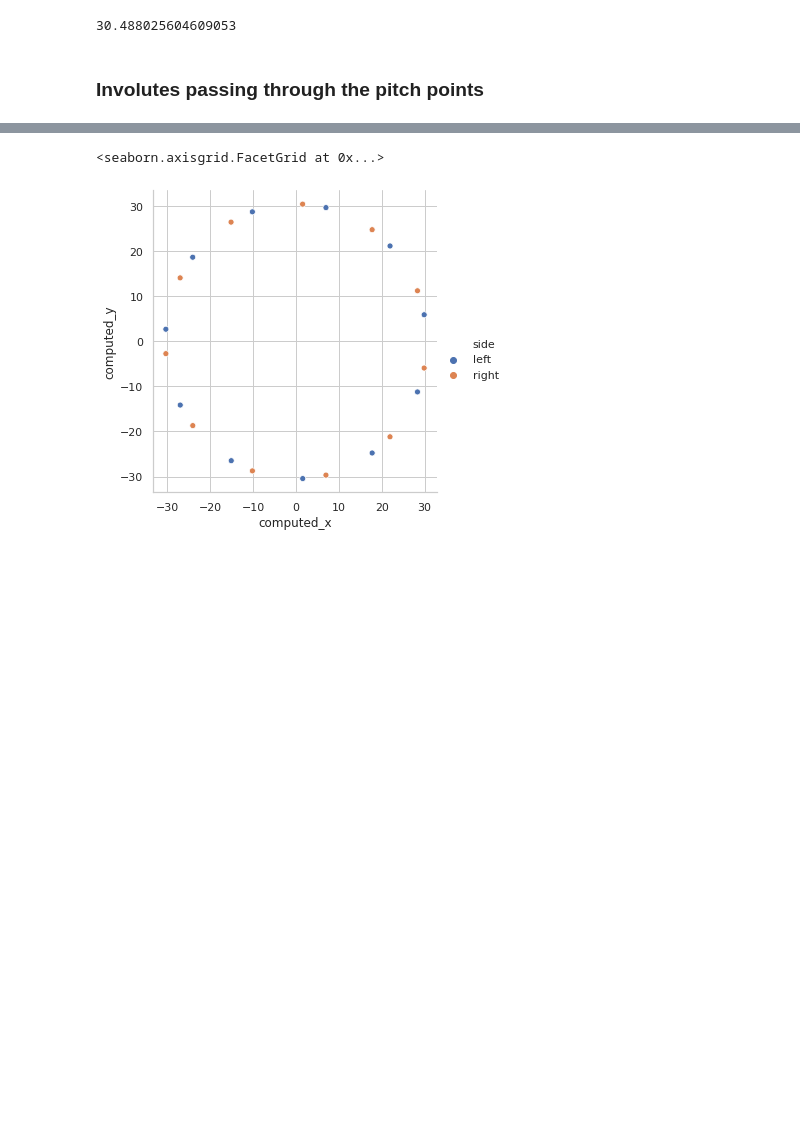
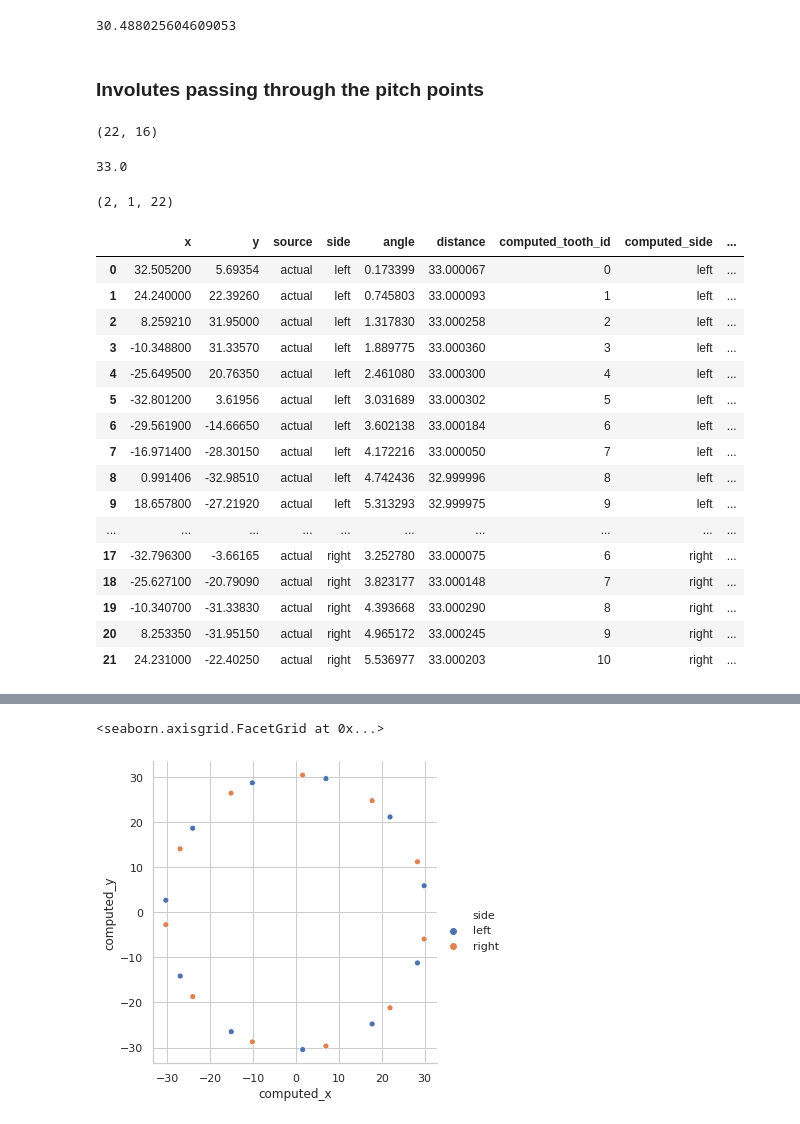
Before and after one commit to ivanlis/random_code, a Jupyter notebook: notebook/runout_method1.ipynb, the cells around one changed output, grey strips where cells are left out. Drawn from its saved outputs; the diff is of its cells as text; code cells hidden in the pictures; blank space fills up the shorter version.

```diff
--- a/notebook/runout_method1.ipynb
+++ b/notebook/runout_method1.ipynb
@@ -207,8 +235,11 @@ def involute(t, rb, tau=0.0):
     else:
         t = np.array(t).reshape((1, np.array(t).size, 1))
     tau = np.array(tau).reshape((1, 1, np.array(tau).size))
-    return np.concatenate((rb * np.cos(t) + rb * (t - tau) * np.sin(t),
-                     rb * np.sin(t) - rb * (t - tau) * np.cos(t)), axis=0)
+    tMinusTau = t - tau
+    tMinusTau[tMinusTau < -np.pi] = tMinusTau[tMinusTau < -np.pi] + 2 * np.pi
+    tMinusTau[tMinusTau >= np.pi] = tMinusTau[tMinusTau >= np.pi] - 2 * np.pi
+    return np.concatenate((rb * np.cos(t) + rb * tMinusTau * np.sin(t),
+                     rb * np.sin(t) - rb * tMinusTau * np.cos(t)), axis=0)
 # %%
 pitchActual['involute_start_angle']
 # %% [output]
@@ -308,6 +339,42 @@ def chooseInvolute(frame, rb):
     return normalizeAngle(frame, 'computed_involute_start_angle')
 # %%
 pitchActual = chooseInvolute(pitchActual, rb)
+# %%
+pitchActual.shape
+# %% [output]
+(22, 16)
+# %%
+def computeRealInvolutesAtPitch(frame):
+    involutePoints = involute(frame['pitch_parameter'].to_numpy().reshape((1, -1)),
+                                      tau=frame['computed_involute_start_angle'].to_numpy(), rb=rb)
+    print("{}".format(involutePoints.shape))
+    frame['real_at_pitch'] = np.sqrt(involutePoints[0, 0, :] ** 2 + involutePoints[1, 0, :] ** 2)
+    return frame
+# %%
+r
+# %% [output]
+33.0
+# %%
+computeRealInvolutesAtPitch(pitchActual)
+# %% [output]
+(2, 1, 22)
+|  | x | y | source | side | angle | distance | computed_tooth_id | computed_side | ... |
+| 0 | 32.505200 | 5.69354 | actual | left | 0.173399 | 33.000067 | 0 | left | ... |
+| 1 | 24.240000 | 22.39260 | actual | left | 0.745803 | 33.000093 | 1 | left | ... |
+| 2 | 8.259210 | 31.95000 | actual | left | 1.317830 | 33.000258 | 2 | left | ... |
+| 3 | -10.348800 | 31.33570 | actual | left | 1.889775 | 33.000360 | 3 | left | ... |
+| 4 | -25.649500 | 20.76350 | actual | left | 2.461080 | 33.000300 | 4 | left | ... |
+| 5 | -32.801200 | 3.61956 | actual | left | 3.031689 | 33.000302 | 5 | left | ... |
+| 6 | -29.561900 | -14.66650 | actual | left | 3.602138 | 33.000184 | 6 | left | ... |
+| 7 | -16.971400 | -28.30150 | actual | left | 4.172216 | 33.000050 | 7 | left | ... |
+| 8 | 0.991406 | -32.98510 | actual | left | 4.742436 | 32.999996 | 8 | left | ... |
+| 9 | 18.657800 | -27.21920 | actual | left | 5.313293 | 32.999975 | 9 | left | ... |
+| ... | ... | ... | ... | ... | ... | ... | ... | ... | ... |
+| 17 | -32.796300 | -3.66165 | actual | right | 3.252780 | 33.000075 | 6 | right | ... |
+| 18 | -25.627100 | -20.79090 | actual | right | 3.823177 | 33.000148 | 7 | right | ... |
+| 19 | -10.340700 | -31.33830 | actual | right | 4.393668 | 33.000290 | 8 | right | ... |
+| 20 | 8.253350 | -31.95150 | actual | right | 4.965172 | 33.000245 | 9 | right | ... |
+| 21 | 24.231000 | -22.40250 | actual | right | 5.536977 | 33.000203 | 10 | right | ... |
 # %%
 pitchActual.iloc[0]
 # %% [output]
```
Also changed, not shown: parts of 6 cells of this notebook.
